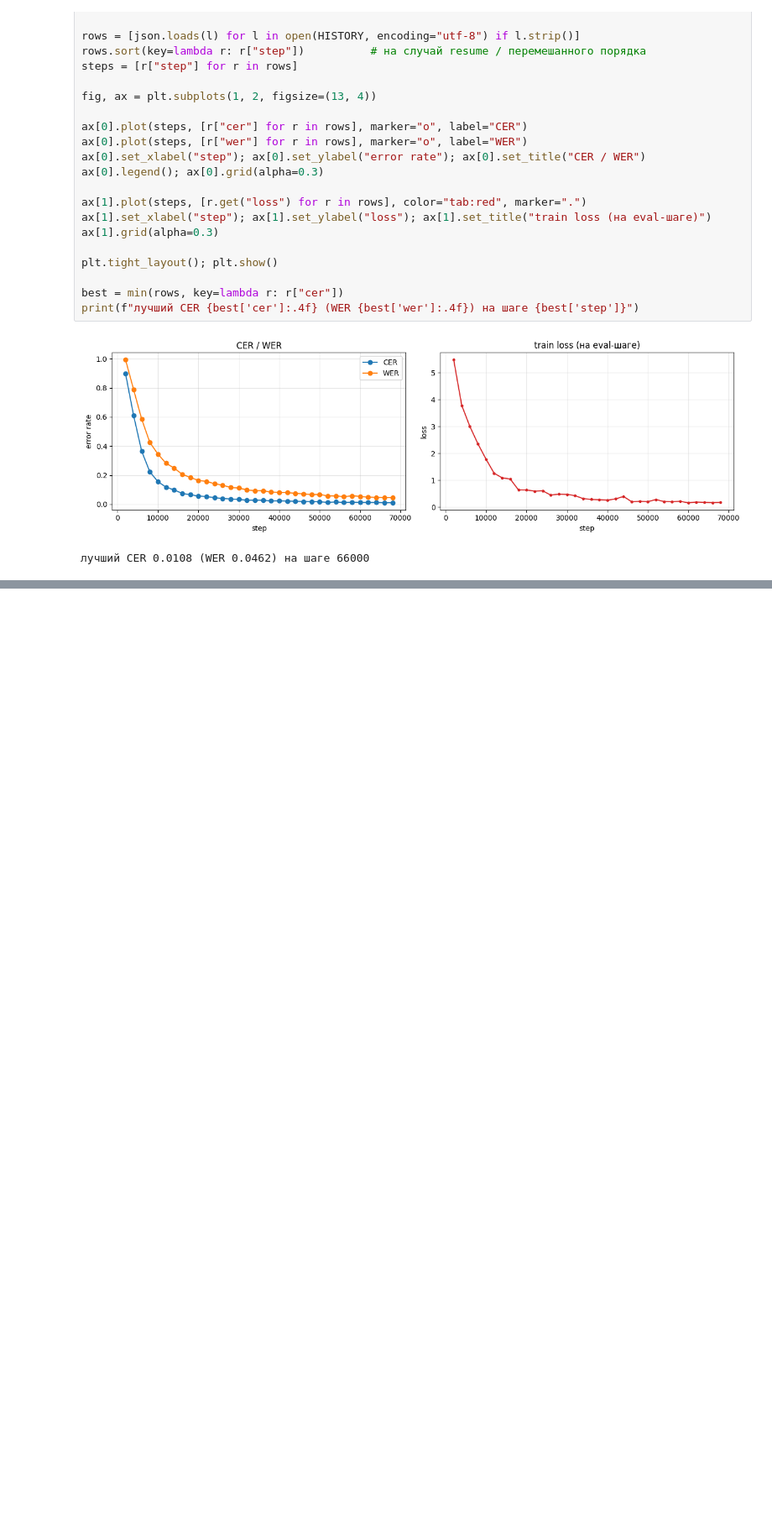
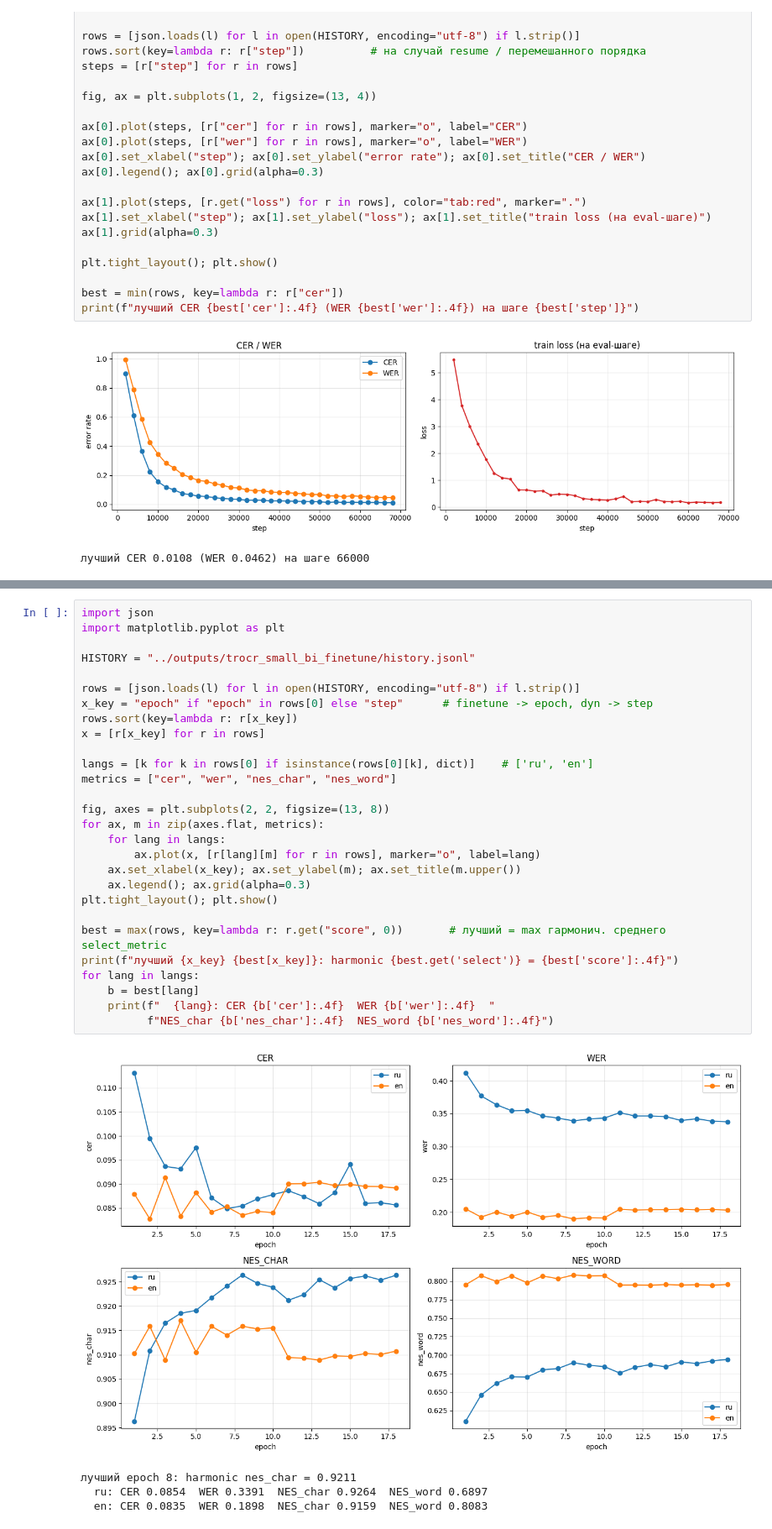
Before and after one commit to DorinDaniil/handwriting-recognition, a Jupyter notebook: recognition/notebooks/inference.ipynb, the cells around one changed output, grey strips where cells are left out. Shown at 84% size. Drawn from its saved outputs; the diff is of its cells as text; blank space fills up the shorter version.

```diff
--- a/recognition/notebooks/inference.ipynb
+++ b/recognition/notebooks/inference.ipynb
@@ -259,0 +244,33 @@ print(f"лучший CER {best['cer']:.4f} (WER {best['wer']:.4f}) на шаге
+# %%
+import json
+import matplotlib.pyplot as plt
+
+HISTORY = "../outputs/trocr_small_bi_finetune/history.jsonl"
+
+rows = [json.loads(l) for l in open(HISTORY, encoding="utf-8") if l.strip()]
+x_key = "epoch" if "epoch" in rows[0] else "step"      # finetune -> epoch, dyn -> step
+rows.sort(key=lambda r: r[x_key])
+x = [r[x_key] for r in rows]
+
+langs = [k for k in rows[0] if isinstance(rows[0][k], dict)]    # ['ru', 'en']
+metrics = ["cer", "wer", "nes_char", "nes_word"]
+
+fig, axes = plt.subplots(2, 2, figsize=(13, 8))
+for ax, m in zip(axes.flat, metrics):
+    for lang in langs:
+        ax.plot(x, [r[lang][m] for r in rows], marker="o", label=lang)
+    ax.set_xlabel(x_key); ax.set_ylabel(m); ax.set_title(m.upper())
+    ax.legend(); ax.grid(alpha=0.3)
+plt.tight_layout(); plt.show()
+
+best = max(rows, key=lambda r: r.get("score", 0))       # лучший = max гармонич. среднего select_metric
+print(f"лучший {x_key} {best[x_key]}: harmonic {best.get('select')} = {best['score']:.4f}")
+for lang in langs:
+    b = best[lang]
+    print(f"  {lang}: CER {b['cer']:.4f}  WER {b['wer']:.4f}  "
+          f"NES_char {b['nes_char']:.4f}  NES_word {b['nes_word']:.4f}")
+# %% [output]
+[figure, added]
+лучший epoch 8: harmonic nes_char = 0.9211
+  ru: CER 0.0854  WER 0.3391  NES_char 0.9264  NES_word 0.6897
+  en: CER 0.0835  WER 0.1898  NES_char 0.9159  NES_word 0.8083
```
Also changed, not shown: parts of 12 cells of this notebook, 25 other files.
